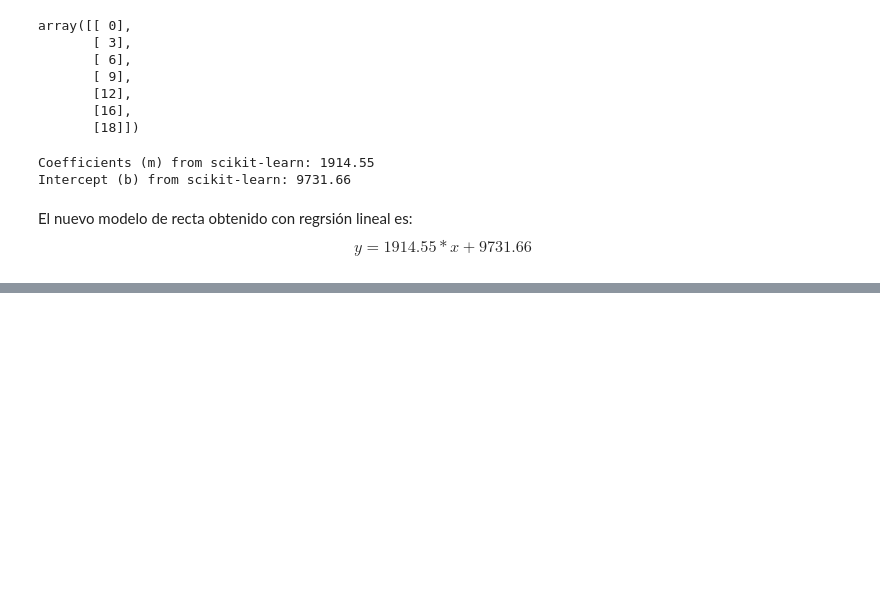
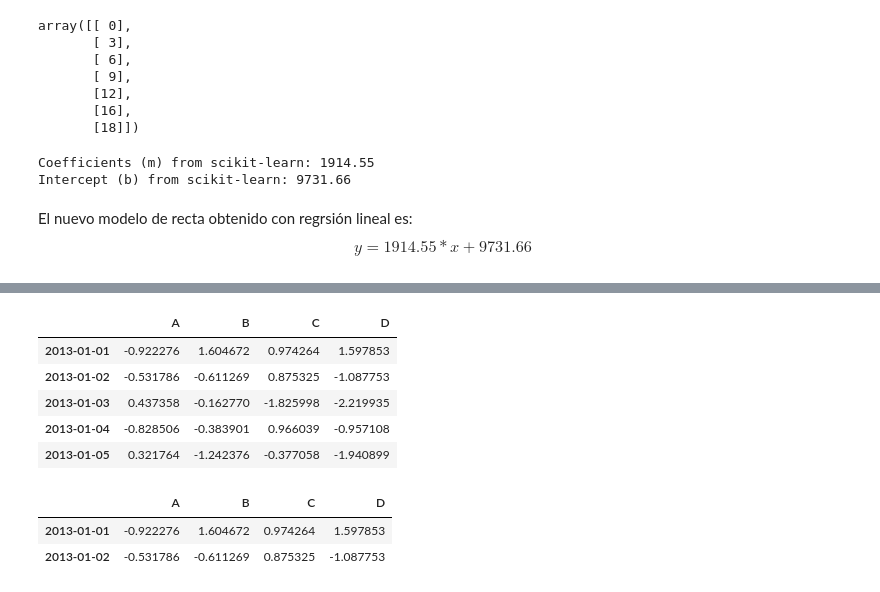
Before and after one commit to daf01-web/Mineria-de-Datos, a Jupyter notebook: Minería_de_Datos.ipynb, the cells around one changed output, grey strips where cells are left out. Saved outputs shown, nothing was run; the diff lists cells and outputs as text; code cells hidden in the pictures; blank space fills up the shorter version.

```diff
--- a/Minería_de_Datos.ipynb
+++ b/Minería_de_Datos.ipynb
@@ -502,0 +569,15 @@ $$ y = 1914.55 * x + 9731.66 $$
+# %%
+df.head()
+# %% [output]
+|  | A | B | C | D |
+| 2013-01-01 | -0.922276 | 1.604672 | 0.974264 | 1.597853 |
+| 2013-01-02 | -0.531786 | -0.611269 | 0.875325 | -1.087753 |
+| 2013-01-03 | 0.437358 | -0.162770 | -1.825998 | -2.219935 |
+| 2013-01-04 | -0.828506 | -0.383901 | 0.966039 | -0.957108 |
+| 2013-01-05 | 0.321764 | -1.242376 | -0.377058 | -1.940899 |
+# %%
+df.head(2)
+# %% [output]
+|  | A | B | C | D |
+| 2013-01-01 | -0.922276 | 1.604672 | 0.974264 | 1.597853 |
+| 2013-01-02 | -0.531786 | -0.611269 | 0.875325 | -1.087753 |
```
Also changed, not shown: parts of 14 cells of this notebook.
